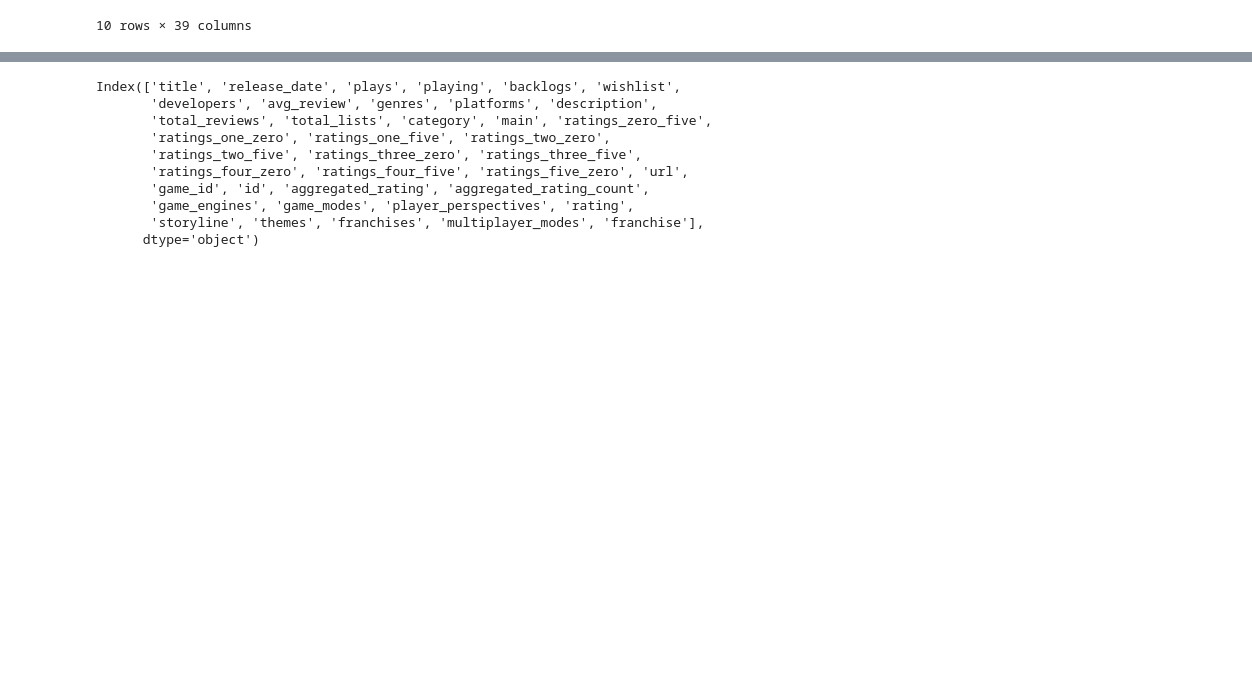
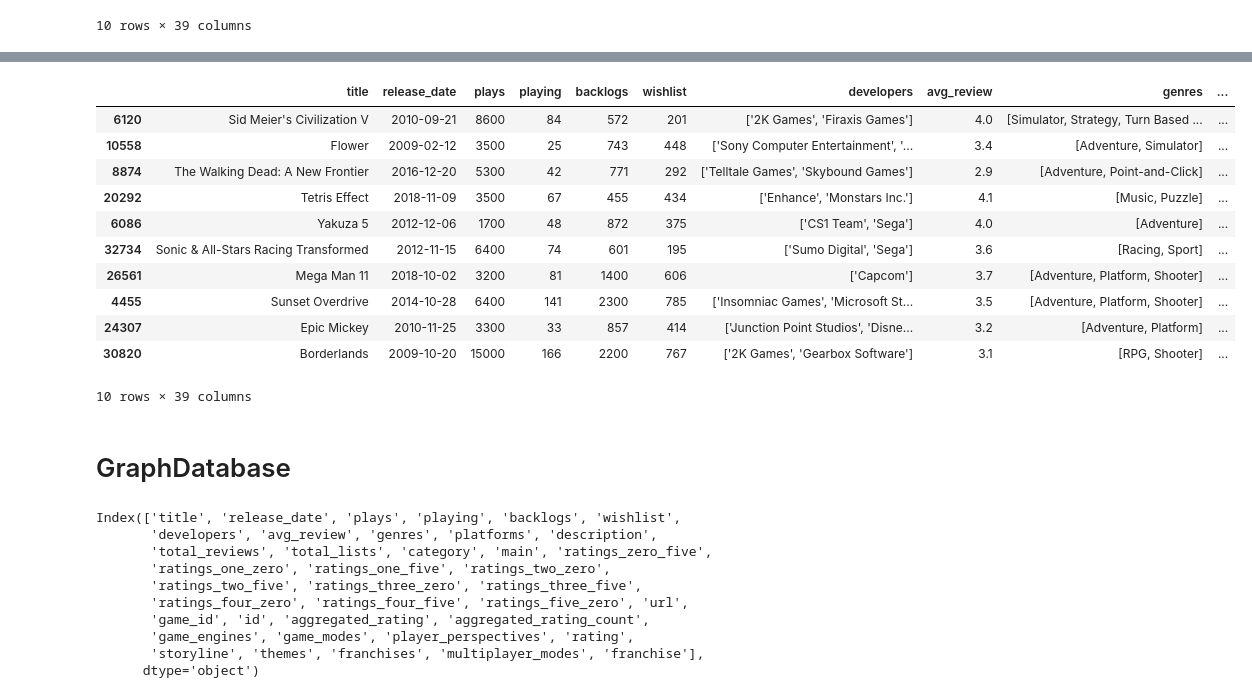
Before and after one commit to Ant-mel/legendary_game_recs, a Jupyter notebook: notebook/2024_test.ipynb, the cells around one changed output, grey strips where cells are left out. Saved outputs shown, nothing was run; the diff lists cells and outputs as text; code cells hidden in the pictures; blank space fills up the shorter version.

```diff
--- a/notebook/2024_test.ipynb
+++ b/notebook/2024_test.ipynb
@@ -472,0 +509,16 @@ all_games_processed
+# %%
+baseline_data = scaled_and_encoded_data.drop(columns='description').copy()
+# %%
+def predict_baseline_model(indicies, model, reference_data, X_train):
+    game = X_train[indicies:indicies+1]
+
+    ind_list = list(model.kneighbors(game,n_neighbors=10)[1][0])
+    prediction = reference_data.iloc[ind_list]
+
+    return prediction
+# %%
+X_train_baseline = baseline_data.drop('avg_review', axis=1)
+y_train_baseline = baseline_data['avg_review']
+
+baseline_knn = KNeighborsRegressor(n_neighbors=10).fit(X_train_baseline,
+                                                       y_train_baseline)
@@ -472,0 +561,17 @@ all_games_processed
+# %%
+predict_baseline_model(6120, baseline_knn, all_games_processed, X_train_baseline)
+# %% [output]
+|  | title | release_date | plays | playing | backlogs | wishlist | developers | avg_review | genres | ... |
+| 6120 | Sid Meier's Civilization V | 2010-09-21 | 8600 | 84 | 572 | 201 | ['2K Games', 'Firaxis Games'] | 4.0 | [Simulator, Strategy, Turn Based ... | ... |
+| 10558 | Flower | 2009-02-12 | 3500 | 25 | 743 | 448 | ['Sony Computer Entertainment', '... | 3.4 | [Adventure, Simulator] | ... |
+| 8874 | The Walking Dead: A New Frontier | 2016-12-20 | 5300 | 42 | 771 | 292 | ['Telltale Games', 'Skybound Games'] | 2.9 | [Adventure, Point-and-Click] | ... |
+| 20292 | Tetris Effect | 2018-11-09 | 3500 | 67 | 455 | 434 | ['Enhance', 'Monstars Inc.'] | 4.1 | [Music, Puzzle] | ... |
+| 6086 | Yakuza 5 | 2012-12-06 | 1700 | 48 | 872 | 375 | ['CS1 Team', 'Sega'] | 4.0 | [Adventure] | ... |
+| 32734 | Sonic & All-Stars Racing Transformed | 2012-11-15 | 6400 | 74 | 601 | 195 | ['Sumo Digital', 'Sega'] | 3.6 | [Racing, Sport] | ... |
+| 26561 | Mega Man 11 | 2018-10-02 | 3200 | 81 | 1400 | 606 | ['Capcom'] | 3.7 | [Adventure, Platform, Shooter] | ... |
+| 4455 | Sunset Overdrive | 2014-10-28 | 6400 | 141 | 2300 | 785 | ['Insomniac Games', 'Microsoft St... | 3.5 | [Adventure, Platform, Shooter] | ... |
+| 24307 | Epic Mickey | 2010-11-25 | 3300 | 33 | 857 | 414 | ['Junction Point Studios', 'Disne... | 3.2 | [Adventure, Platform] | ... |
+| 30820 | Borderlands | 2009-10-20 | 15000 | 166 | 2200 | 767 | ['2K Games', 'Gearbox Software'] | 3.1 | [RPG, Shooter] | ... |
+10 rows × 39 columns
+# %% [markdown]
+# GraphDatabase
```
Also changed, not shown: parts of 26 cells of this notebook, 5 other files.
